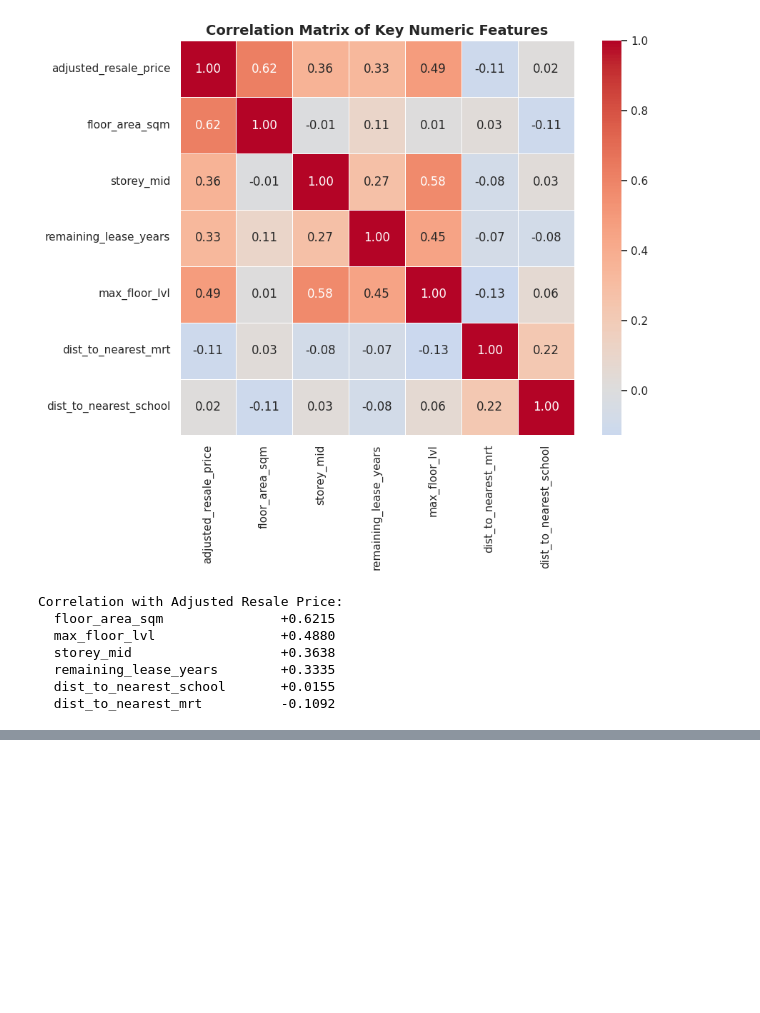
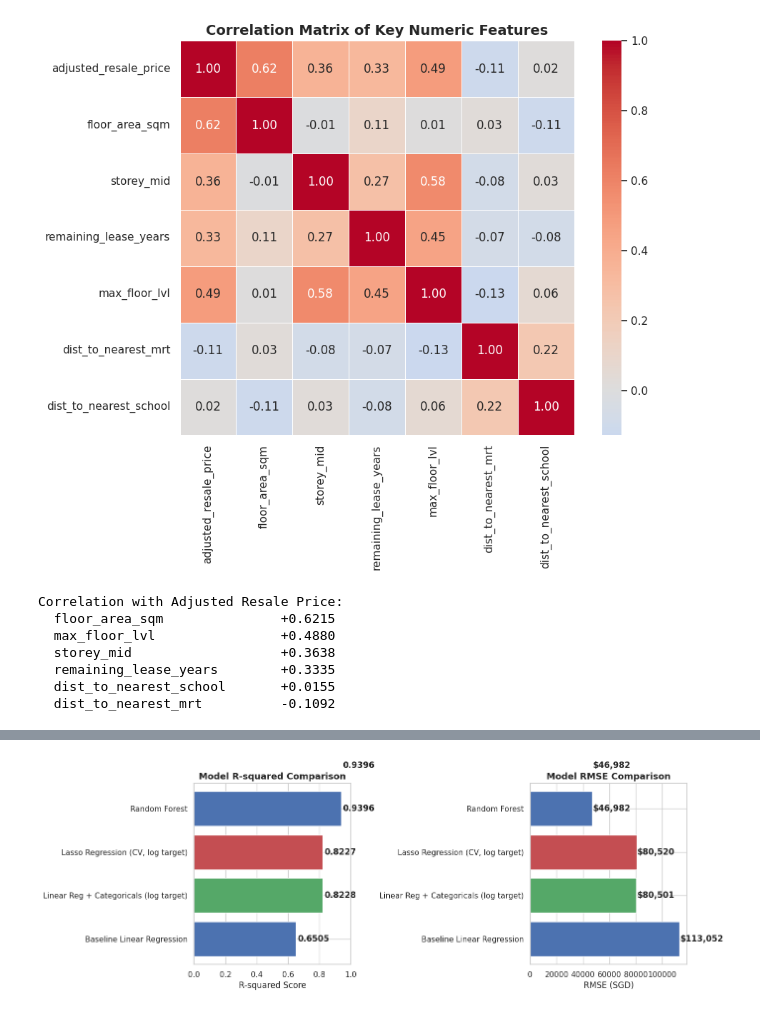
Before and after one commit to DanielNg0729/SC3021DataScienceProject, a Jupyter notebook: Group_1_SC3021.ipynb, the cells around one changed output, grey strips where cells are left out. Saved outputs shown, nothing was run; the diff lists cells and outputs as text; code cells hidden in the pictures; blank space fills up the shorter version.

```diff
--- a/Group_1_SC3021.ipynb
+++ b/Group_1_SC3021.ipynb
@@ -1623,0 +2049,27 @@ Our improvement strategy:
+# %%
+# --- Visual Comparison ---
+comp_plot = pd.DataFrame(results)
+comp_plot.columns = ['Model', 'R2', 'Adj_R2', 'RMSE']
+
+fig, axes = plt.subplots(1, 2, figsize=(14, 5))
+
+# R-squared comparison
+colors = ['#4C72B0', '#55A868', '#C44E52', '#8172B2']
+axes[0].barh(comp_plot['Model'], comp_plot['R2'], color=colors)
+axes[0].set_xlabel('R-squared Score')
+axes[0].set_title('Model R-squared Comparison', fontsize=13, fontweight='bold')
+axes[0].set_xlim(0, 1)
+for i, v in enumerate(comp_plot['R2']):
+    axes[0].text(v + 0.01, i, f"{v:.4f}", va='center', fontweight='bold')
+
+# RMSE comparison
+axes[1].barh(comp_plot['Model'], comp_plot['RMSE'], color=colors)
+axes[1].set_xlabel('RMSE (SGD)')
+axes[1].set_title('Model RMSE Comparison', fontsize=13, fontweight='bold')
+for i, v in enumerate(comp_plot['RMSE']):
+    axes[1].text(v + 500, i, f"${v:,.0f}", va='center', fontweight='bold')
+
+plt.tight_layout()
+plt.show()
+# %% [output]
+[figure, added]
```
Also changed, not shown: parts of 22 cells of this notebook.
